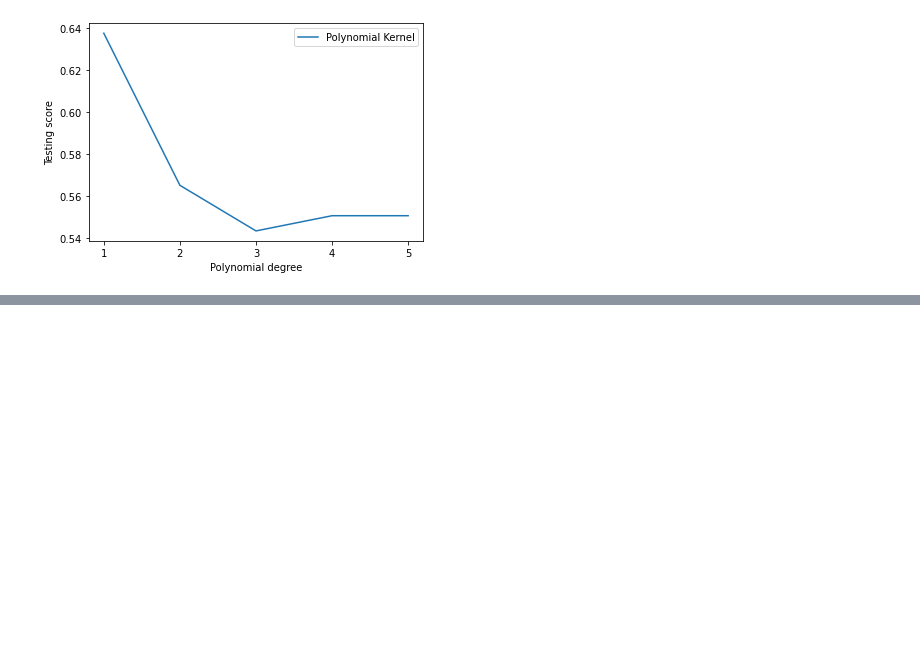
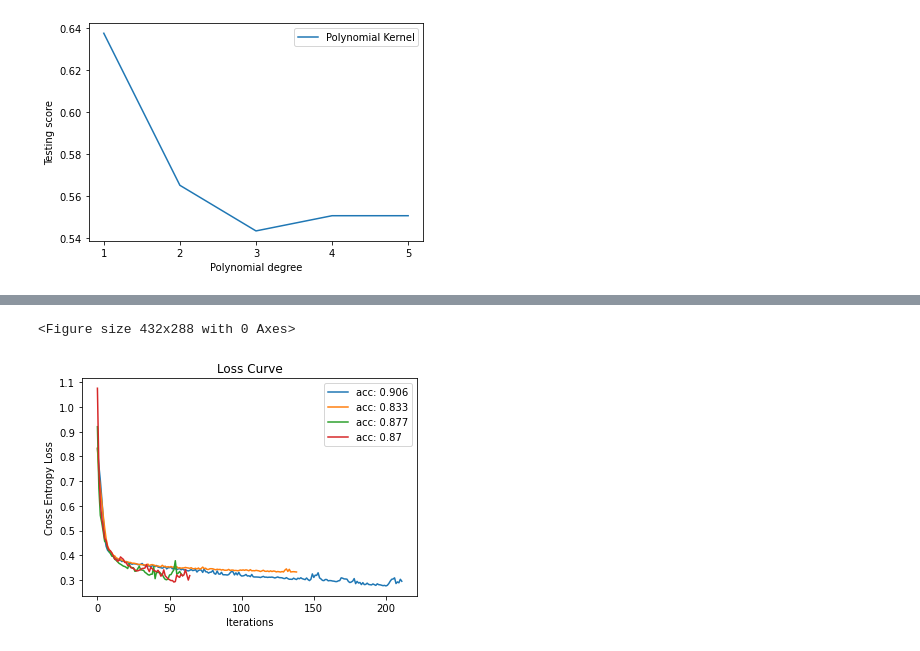
Before and after one commit to bryanliu94/CS7641_Machine_Learning, a Jupyter notebook: creditcard-approval.ipynb, the cells around one changed output, grey strips where cells are left out. Drawn from its saved outputs; the diff is of its cells as text; code cells hidden in the pictures; blank space fills up the shorter version.

```diff
--- a/creditcard-approval.ipynb
+++ b/creditcard-approval.ipynb
@@ -602,7 +625,7 @@ print(max(test_scores), test_scores[18], ccp_alphas[18])
 #### **KNN**
 # %%
 from sklearn.neighbors import KNeighborsClassifier
-knn = KNeighborsClassifier(n_neighbors=5)
+knn = KNeighborsClassifier(n_neighbors=9)
 
 knn.fit(xTrain,yTrain)
 
@@ -689,7 +695,0 @@ plt.show()
-# %%
-# mlp_clf = MLPClassifier(solver='lbfgs', alpha=1e-5, hidden_layer_sizes=(15, 10, 2), random_state=1)
-mlp_clf = MLPClassifier(hidden_layer_sizes=(26,150,26),  max_iter=1000, solver='lbfgs', activation='relu', alpha=0.7,
-                 learning_rate_init=0.5,  verbose=False, momentum=0.1, random_state=42)
-mlp_clf.fit(xTrain, yTrain)
-mlp_clf.score(xTest,yTest)
-# 0.7922705314009661
@@ -695,0 +748,37 @@ mlp_clf.score(xTest,yTest)
+# %%
+fig = plt.figure()
+# %% [output]
+<Figure size 432x288 with 0 Axes>
+# %%
+# mlp_clf = grid.best_estimator_
+mlp_clf1 = MLPClassifier(hidden_layer_sizes=(20,28, 20),  max_iter=500, solver='adam', activation='relu', alpha=0.7,
+                 learning_rate_init=0.01, learning_rate='adaptive',  verbose=False, momentum=0.1, random_state=0)
+mlp_clf1.fit(xTrain_norm, yTrain)
+score = round(mlp_clf1.score(xTest_norm,yTest), 3)
+plt.plot(mlp_clf1.loss_curve_, label = f'acc: {score}')
+
+mlp_clf2 = MLPClassifier(hidden_layer_sizes=(20,20),  max_iter=500, solver='adam', activation='relu', alpha=0.7,
+                 learning_rate_init=0.01, learning_rate='adaptive',  verbose=False, momentum=0.1, random_state=0)
+mlp_clf2.fit(xTrain_norm, yTrain)
+score = round(mlp_clf2.score(xTest_norm,yTest), 3)
+plt.plot(mlp_clf2.loss_curve_, label = f'acc: {score}')
+
+mlp_clf3 = MLPClassifier(hidden_layer_sizes=(50,100,50),  max_iter=500, solver='adam', activation='relu', alpha=0.7,
+                 learning_rate_init=0.01, learning_rate='adaptive',  verbose=False, momentum=0.2, random_state=0)
+mlp_clf3.fit(xTrain_norm, yTrain)
+score = round(mlp_clf3.score(xTest_norm,yTest), 3)
+plt.plot(mlp_clf3.loss_curve_, label = f'acc: {score}')
+
+mlp_clf4 = MLPClassifier(hidden_layer_sizes=(120,160, 50),  max_iter=500, solver='adam', activation='relu', alpha=0.7,
+                 learning_rate_init=0.01, learning_rate='adaptive',  verbose=False, momentum=0.1, random_state=0)
+mlp_clf4.fit(xTrain_norm, yTrain)
+score = round(mlp_clf4.score(xTest_norm,yTest), 3)
+plt.plot(mlp_clf4.loss_curve_, label = f'acc: {score}')
+
+plt.title("Loss Curve")
+plt.xlabel('Iterations')
+plt.ylabel('Cross Entropy Loss')
+plt.legend()
+plt.show()
+# %% [output]
+[figure, added]
```
Also changed, not shown: parts of 23 cells of this notebook, 2 other files.
